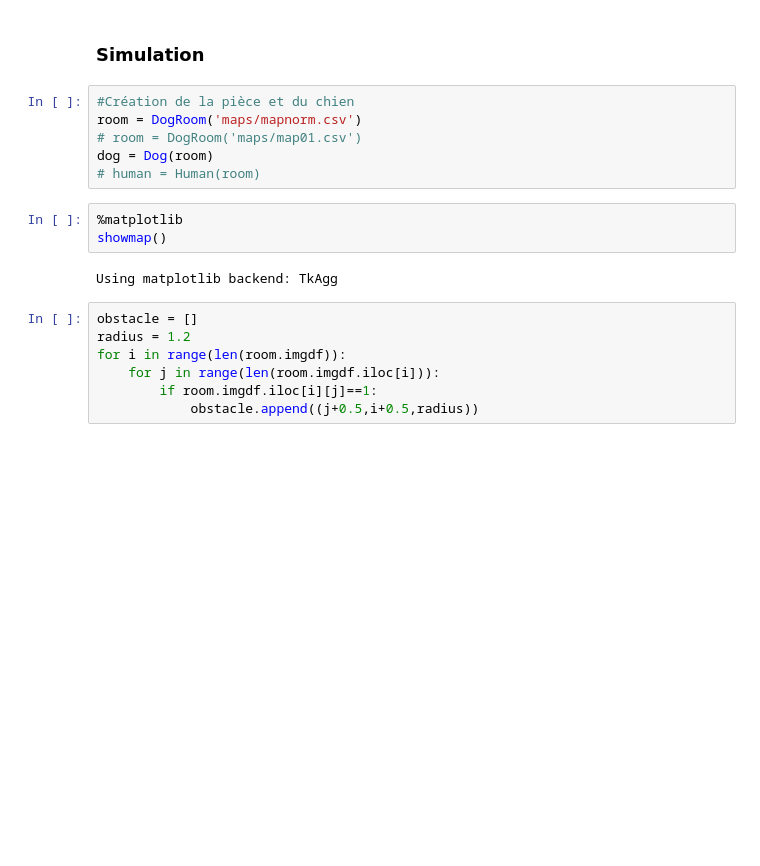
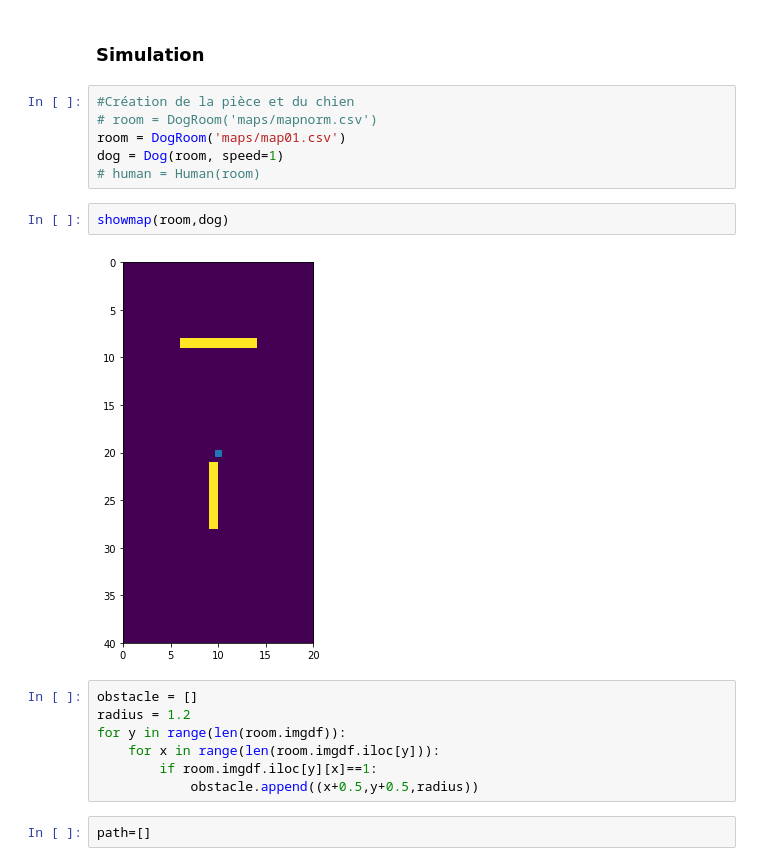
Before and after one commit to anouarelaidi/dogsimulation, a Jupyter notebook: Projet info.ipynb, the cells around one changed output. Cells and saved outputs as stored; diff of their text form; blank space fills up the shorter version.

```diff
--- a/Projet info.ipynb
+++ b/Projet info.ipynb
@@ -39,19 +65,20 @@ df_rounded.to_csv("maps/mapnorm.csv",sep=';', header=False, index=False)
 ### Simulation
 # %%
 #Création de la pièce et du chien
-room = DogRoom('maps/mapnorm.csv')
-# room = DogRoom('maps/map01.csv')
-dog = Dog(room)
+# room = DogRoom('maps/mapnorm.csv')
+room = DogRoom('maps/map01.csv')
+dog = Dog(room, speed=1)
 # human = Human(room)
-# %%
-%matplotlib
-showmap()
-# %% [output]
-Using matplotlib backend: TkAgg
+# %%
+showmap(room,dog)
+# %% [output]
+[figure, added]
 # %%
 obstacle = []
 radius = 1.2
-for i in range(len(room.imgdf)):
-    for j in range(len(room.imgdf.iloc[i])):
-        if room.imgdf.iloc[i][j]==1:
-            obstacle.append((j+0.5,i+0.5,radius))
+for y in range(len(room.imgdf)):
+    for x in range(len(room.imgdf.iloc[y])):
+        if room.imgdf.iloc[y][x]==1:
+            obstacle.append((x+0.5,y+0.5,radius))
+# %%
+path=[]
```
Also changed, not shown: parts of 13 cells of this notebook, 3 other files.
